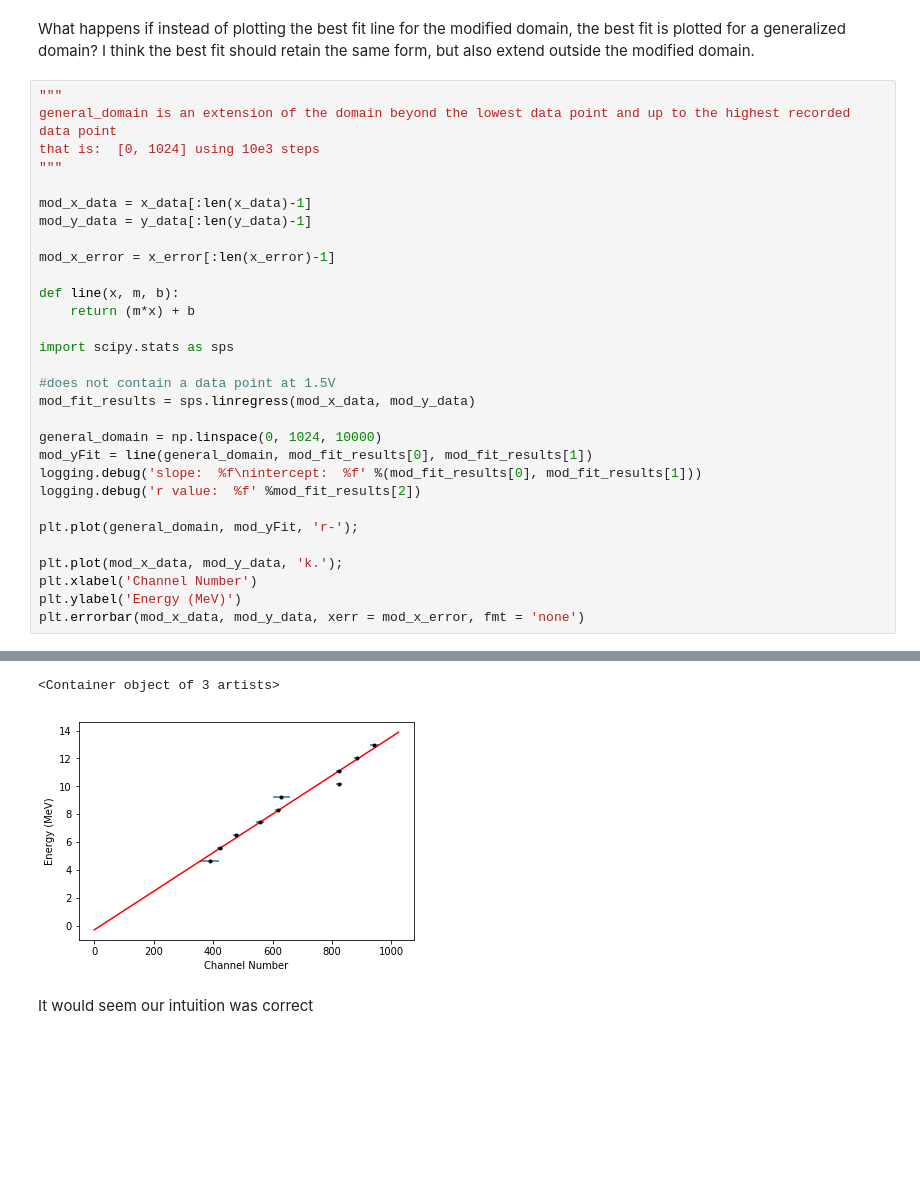
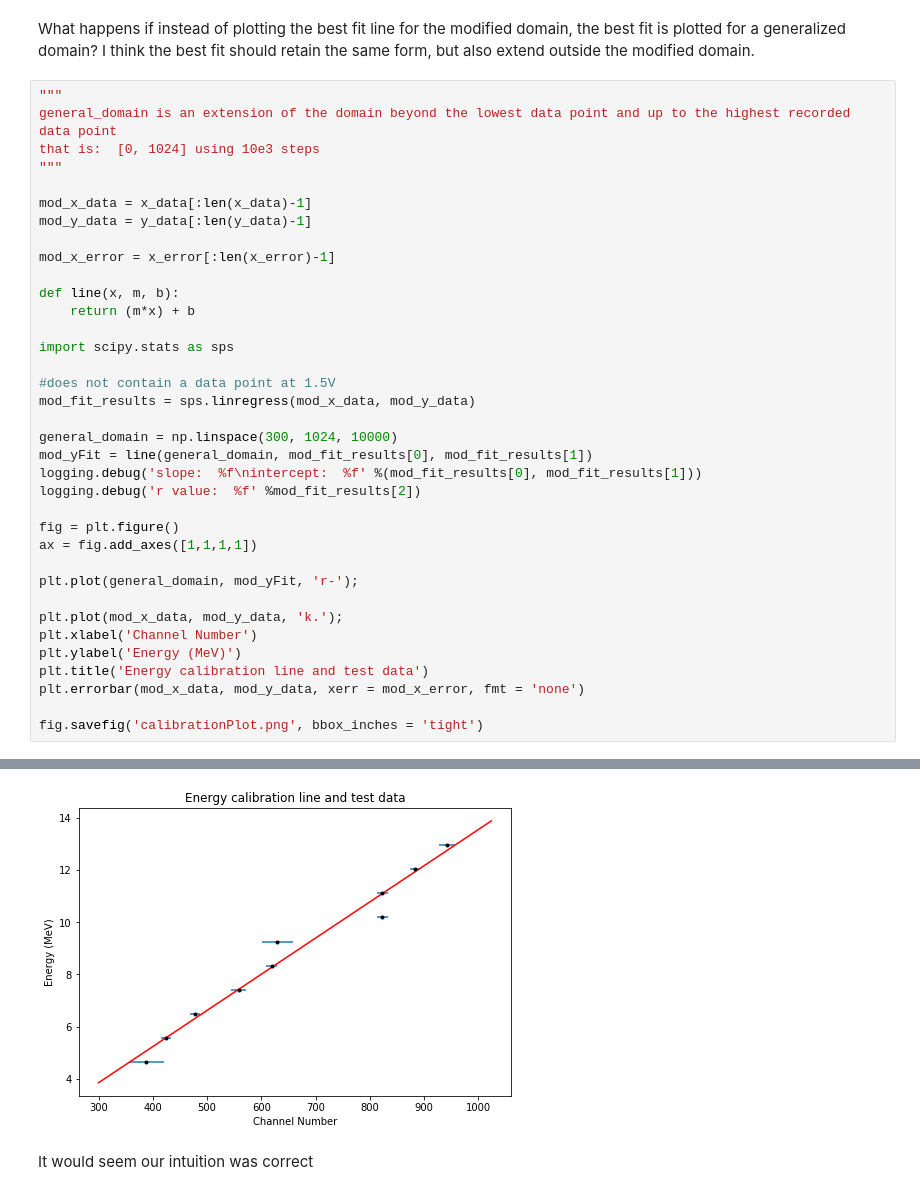
Before and after one commit to nurriol2/phys403, a Jupyter notebook: alpha/calibration/dataFit.ipynb, the cells around one changed output, grey strips where cells are left out. Drawn from its saved outputs; the diff is of its cells as text; blank space fills up the shorter version.

```diff
--- a/alpha/calibration/dataFit.ipynb
+++ b/alpha/calibration/dataFit.ipynb
@@ -330,15 +330,21 @@ import scipy.stats as sps
 #does not contain a data point at 1.5V
 mod_fit_results = sps.linregress(mod_x_data, mod_y_data)
 
-general_domain = np.linspace(0, 1024, 10000)
+general_domain = np.linspace(300, 1024, 10000)
 mod_yFit = line(general_domain, mod_fit_results[0], mod_fit_results[1])
 logging.debug('slope:  %f\nintercept:  %f' %(mod_fit_results[0], mod_fit_results[1]))
 logging.debug('r value:  %f' %mod_fit_results[2])
+
+fig = plt.figure()
+ax = fig.add_axes([1,1,1,1])
 
 plt.plot(general_domain, mod_yFit, 'r-');
 
 plt.plot(mod_x_data, mod_y_data, 'k.');
 plt.xlabel('Channel Number')
 plt.ylabel('Energy (MeV)')
+plt.title('Energy calibration line and test data')
 plt.errorbar(mod_x_data, mod_y_data, xerr = mod_x_error, fmt = 'none')
+
+fig.savefig('calibrationPlot.png', bbox_inches = 'tight')
 # %% [output]
@@ -348,4 +354,3 @@ intercept:  -0.313343
-<Container object of 3 artists>
-[figure, old version]
+[figure, new version]
 # %% [markdown]
 It would seem our intuition was correct
```
Also changed, not shown: parts of 5 cells of this notebook, 3 other files.
